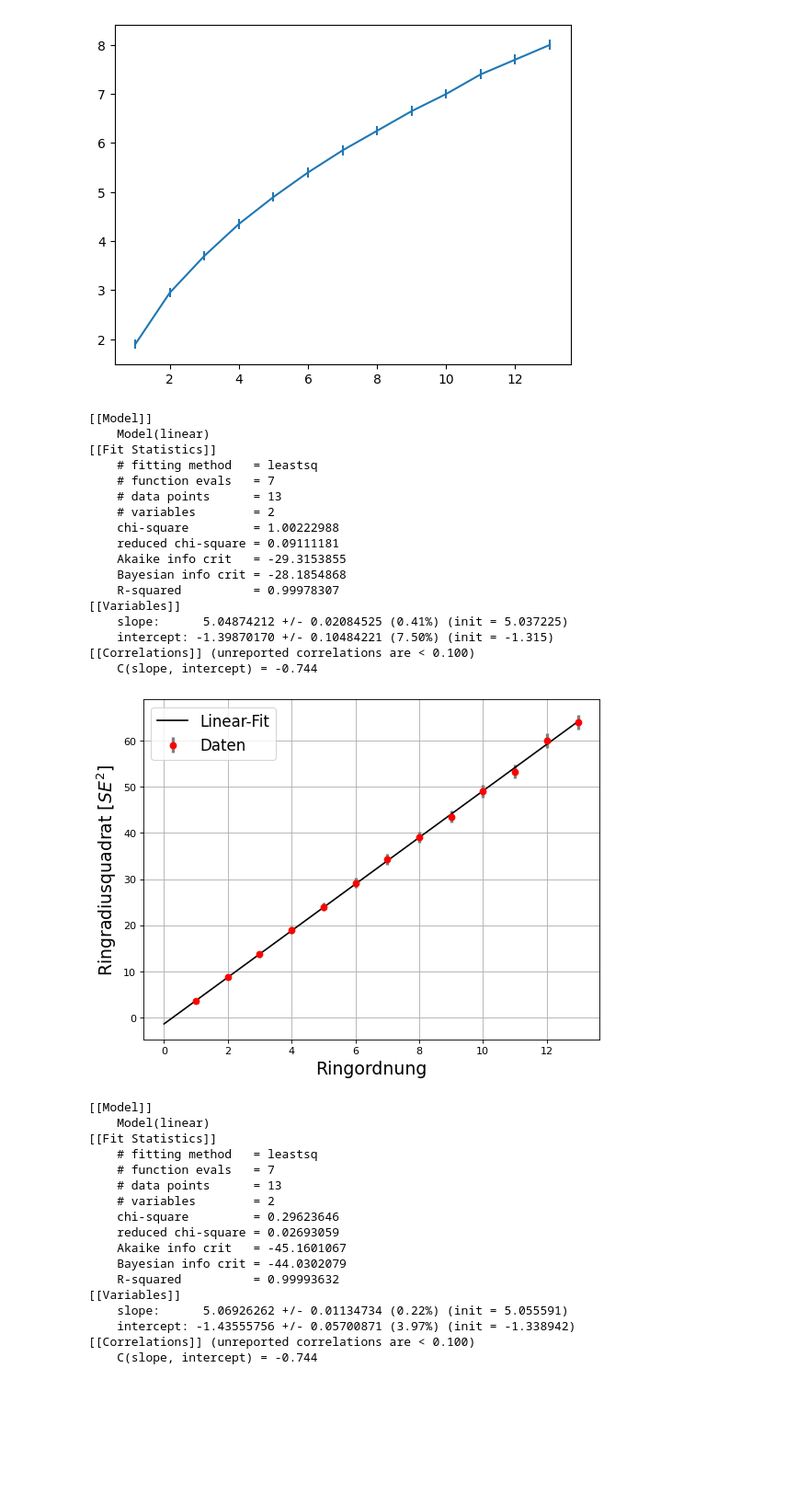
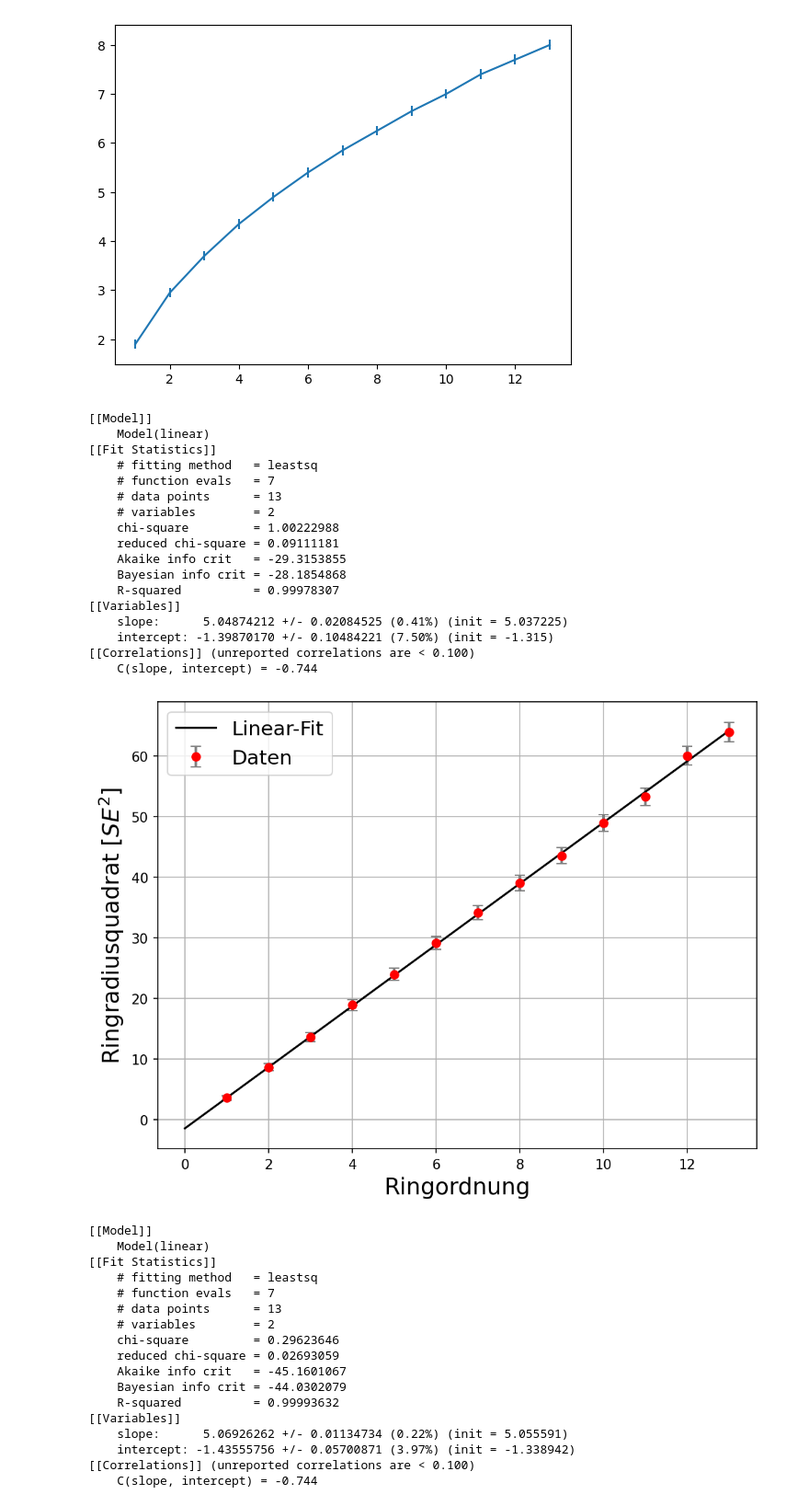
Before and after one commit to Friedrich-Jahns/Fortgeschrittenen-Praktikum-Physik, a Jupyter notebook: FP2_Zeemann/rad_zu_ord_fit/rad_zu_ord_fit.ipynb, the cells around one changed output. Shown at 92% size. Saved outputs shown, nothing was run; the diff lists cells and outputs as text; code cells hidden in the pictures; blank space fills up the shorter version.

```diff
--- a/FP2_Zeemann/rad_zu_ord_fit/rad_zu_ord_fit.ipynb
+++ b/FP2_Zeemann/rad_zu_ord_fit/rad_zu_ord_fit.ipynb
@@ -37,9 +37,9 @@ res1 = f.linear_fit(up.nominal_values(m1lin),ord,up.std_devs(m1lin))
 res2 = f.linear_fit(up.nominal_values(m2lin),ord,up.std_devs(m2lin))
 # %%
 print(res1.fit_report())
-fig = plt.figure(figsize=(8,6),dpi=80,linewidth=50)
+fig = plt.figure(figsize=(8,6),dpi=150,linewidth=50)
 
-plt.errorbar(ord,up.nominal_values(m1lin),yerr = up.std_devs(m1lin),fmt='ro',ecolor='gray', elinewidth=3, capsize=0,label = 'Daten')
+plt.errorbar(ord,up.nominal_values(m1lin),yerr = up.std_devs(m1lin),fmt='ro',ecolor='gray', elinewidth=2, capsize=4,label = 'Daten')
 plt.plot(np.arange(0,14),res1.eval(x=np.arange(0,14)),color='k',linestyle='-',alpha=1,label="Linear-Fit")
 
 
@@ -47,40 +47,42 @@ plt.ylabel('Ringradiusquadrat $[SE^2]$',fontsize = 17)
 plt.xlabel('Ringordnung',fontsize = 17)
 plt.grid()
 plt.legend(fontsize = 15)
+plt.savefig('Res/rad_zo_ord_l.pdf')
 plt.show()
 
 
 print(res2.fit_report())
-fig = plt.figure(figsize=(8,6),dpi=80,linewidth=50)
-plt.errorbar(ord,up.nominal_values(m2lin),yerr = up.std_devs(m2lin),fmt='ro',ecolor='gray', elinewidth=3, capsize=0,label = 'Daten')
+fig = plt.figure(figsize=(8,6),dpi=150,linewidth=50)
+plt.errorbar(ord,up.nominal_values(m2lin),yerr = up.std_devs(m2lin),fmt='ro',ecolor='gray', elinewidth=2, capsize=4,label = 'Daten')
 plt.plot(np.arange(0,14),res2.eval(x=np.arange(0,14)),color='k',linestyle='-',alpha=1,label="Linear-Fit")
 
 
 
 plt.ylabel('Ringradiusquadrat $[SE^2]$',fontsize = 17)
 plt.xlabel('Ringordnung',fontsize = 17)
 plt.grid()
 plt.legend(fontsize = 15)
+plt.savefig('Res/rad_zo_ord_r.pdf')
 plt.show()
 # %% [output]
 [[Model]]
     Model(linear)
 [[Fit Statistics]]
     # fitting method   = leastsq
     # function evals   = 7
     # data points      = 13
     # variables        = 2
     chi-square         = 1.00222988
     reduced chi-square = 0.09111181
     Akaike info crit   = -29.3153855
     Bayesian info crit = -28.1854868
     R-squared          = 0.99978307
 [[Variables]]
     slope:      5.04874212 +/- 0.02084525 (0.41%) (init = 5.037225)
     intercept: -1.39870170 +/- 0.10484221 (7.50%) (init = -1.315)
 [[Correlations]] (unreported correlations are < 0.100)
     C(slope, intercept) = -0.744
-[figure, old version]
+[figure, new version]
 [[Model]]
     Model(linear)
 [[Fit Statistics]]
```
Also changed, not shown: parts of 1 cell of this notebook, 6 other files.
